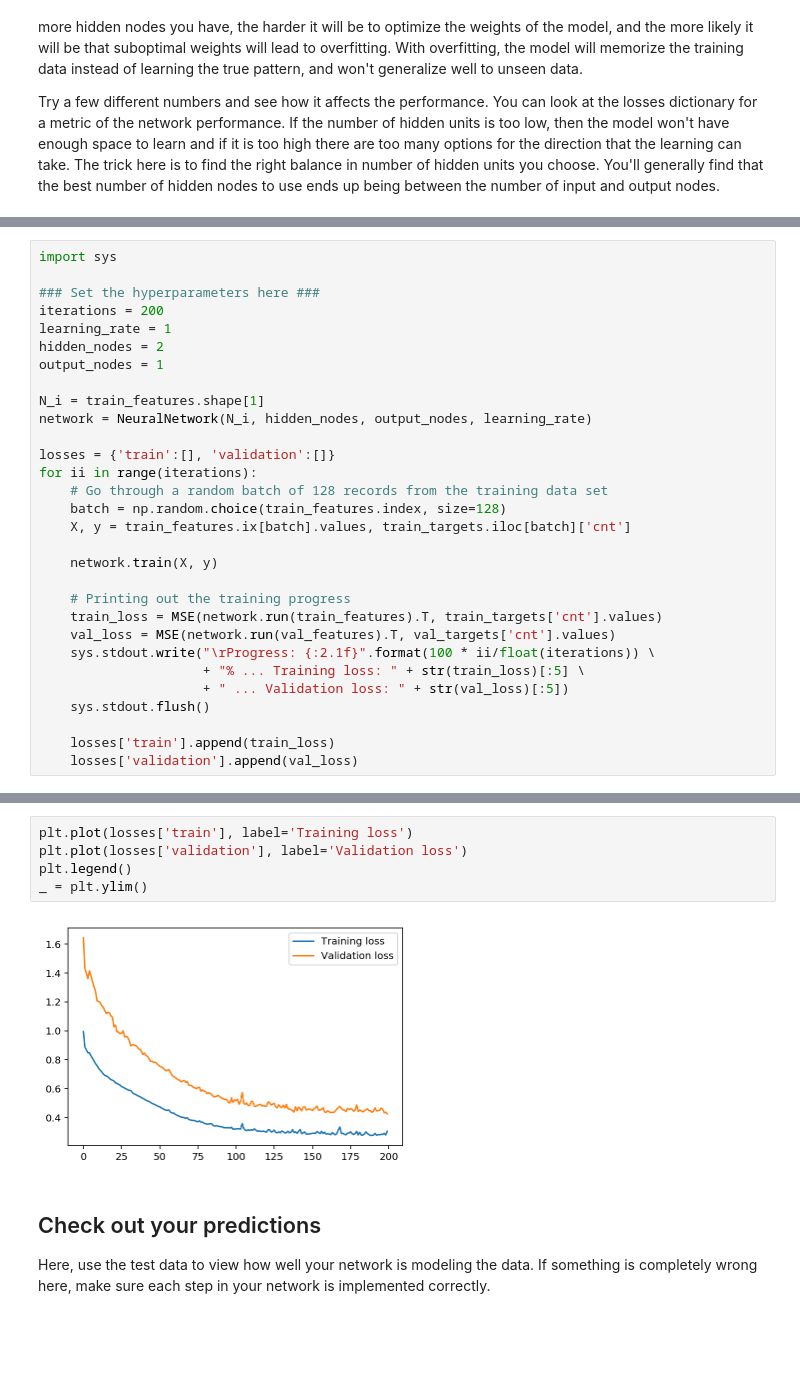
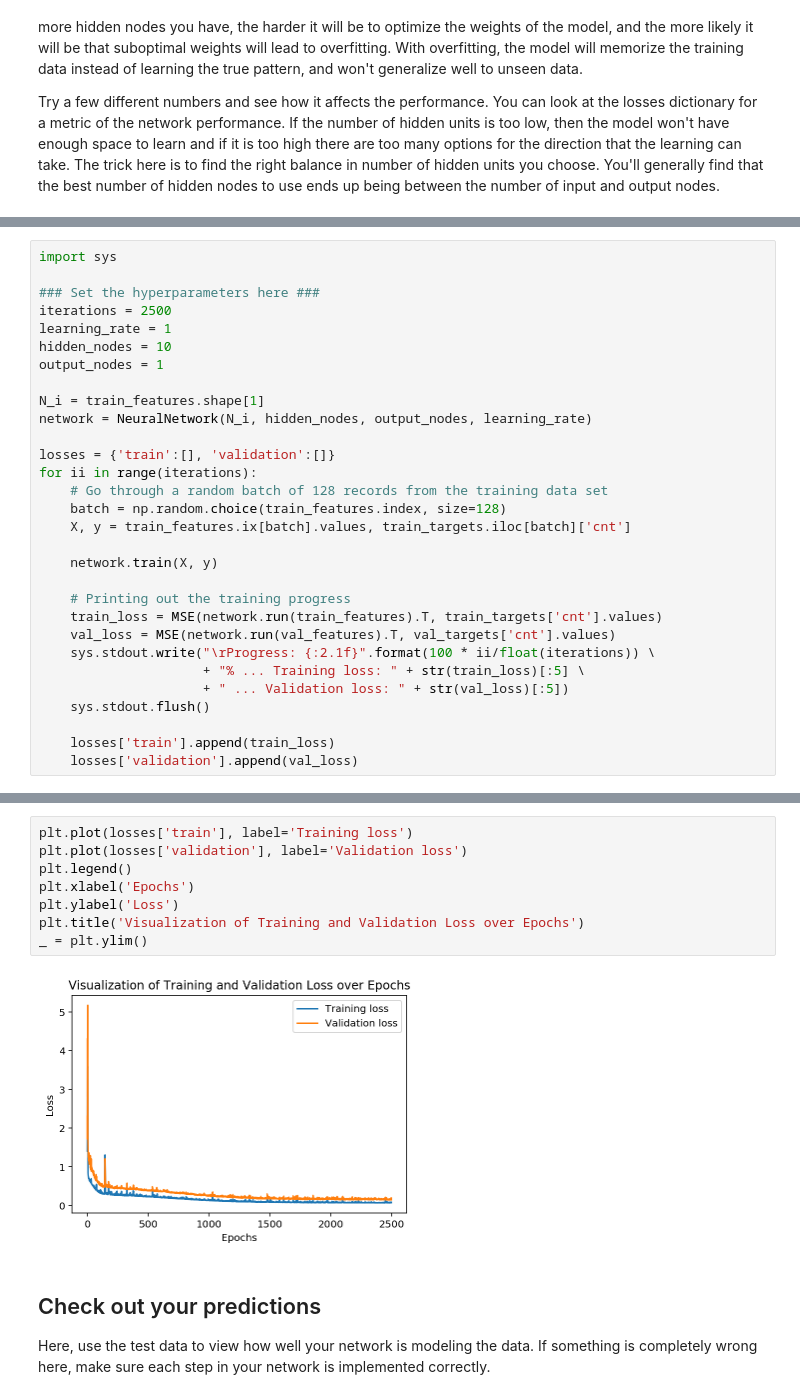
Before and after one commit to kellenproctor/DLND-P1-firstNN, a Jupyter notebook: Your_first_neural_network.ipynb, the cells around one changed output, grey strips where cells are left out. Drawn from its saved outputs; the diff is of its cells as text; blank space fills up the shorter version.

```diff
--- a/Your_first_neural_network.ipynb
+++ b/Your_first_neural_network.ipynb
@@ -309,9 +317,9 @@ Try a few different numbers and see how it affects the performance. You can look
 import sys
 
 ### Set the hyperparameters here ###
-iterations = 200
+iterations = 2500
 learning_rate = 1
-hidden_nodes = 2
+hidden_nodes = 10
 output_nodes = 1
 
 N_i = train_features.shape[1]
@@ -340,10 +348,13 @@ Progress: 99.5% ... Training loss: 0.305 ... Validation loss: 0.426
 # %%
 plt.plot(losses['train'], label='Training loss')
 plt.plot(losses['validation'], label='Validation loss')
 plt.legend()
+plt.xlabel('Epochs')
+plt.ylabel('Loss')
+plt.title('Visualization of Training and Validation Loss over Epochs')
 _ = plt.ylim()
 # %% [output]
-[figure, old version]
+[figure, new version]
 # %% [markdown]
 ## Check out your predictions
 
```
Also changed, not shown: parts of 4 cells of this notebook, 1 other file.
